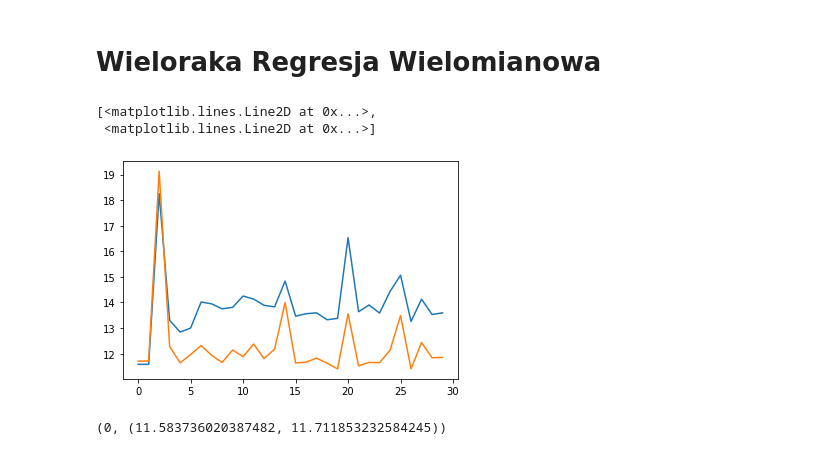
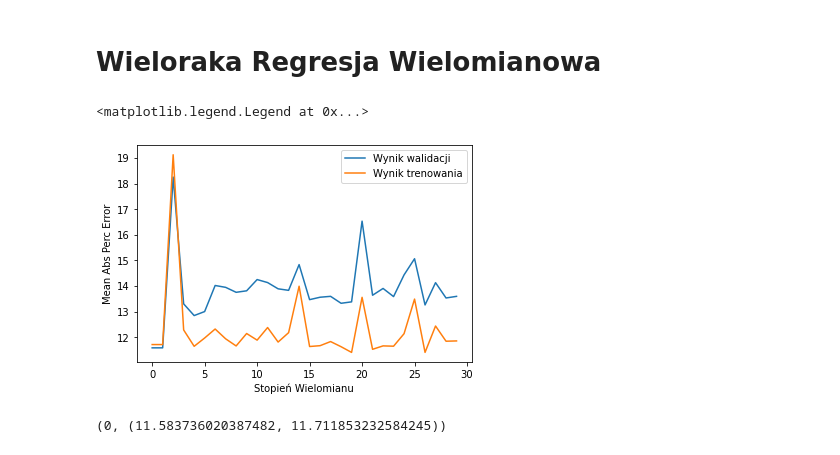
Before and after one commit to matlaczj/Predictive-Modeling-for-Student-Alcohol-Consumption, a Jupyter notebook: Projekt/projekt.ipynb, the cells around one changed output. Cells and saved outputs as stored; diff of their text form; code cells hidden in the pictures.

```diff
--- a/Projekt/projekt.ipynb
+++ b/Projekt/projekt.ipynb
@@ -268,15 +272,17 @@ Jak widać wynik testowania jest tylko nieco lepszy niż dla najlepszego dummy m
 # %%
 model = LinearRegression()
 errors = []
 for degree in range(30):
     X_train_extended,X_test_extended = [extend_to_poly_features(X,degree) for X in [X_train,X_test]]
     error = test_model(model,X_train_extended,y_train,X_test_extended,y_test)
     errors.append(error)
 plt.plot(errors)
+plt.xlabel("Stopień Wielomianu")
+plt.ylabel("Mean Abs Perc Error")
+plt.legend(["Wynik walidacji","Wynik trenowania"])
 # %% [output]
-[<matplotlib.lines.Line2D at 0x...>,
- <matplotlib.lines.Line2D at 0x...>]
+<matplotlib.legend.Legend at 0x...>
-[figure, old version]
+[figure, new version]
 # %%
 sorted(zip(range(50),errors),key=lambda x:x[1][0])[0]
 # %% [output]
```
Also changed, not shown: parts of 41 cells of this notebook, 2 other files.
